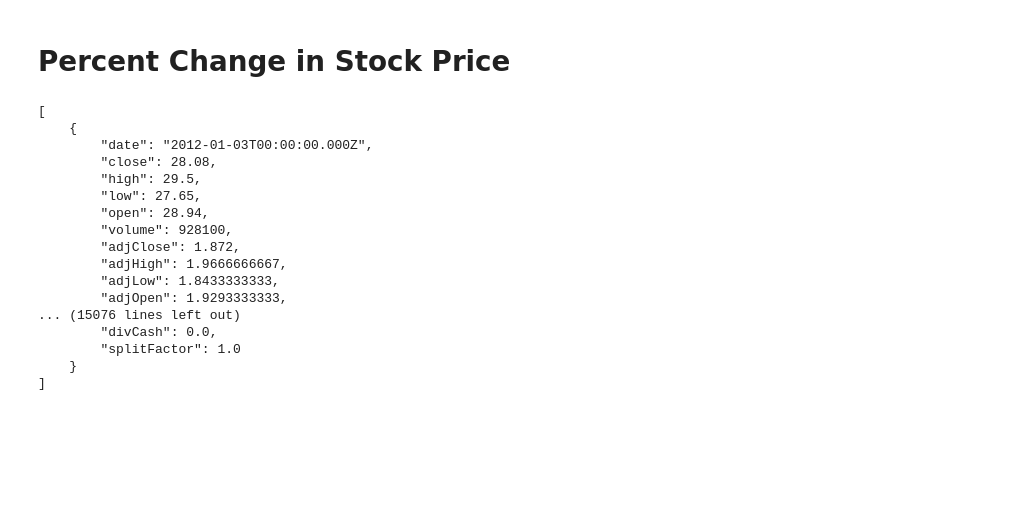
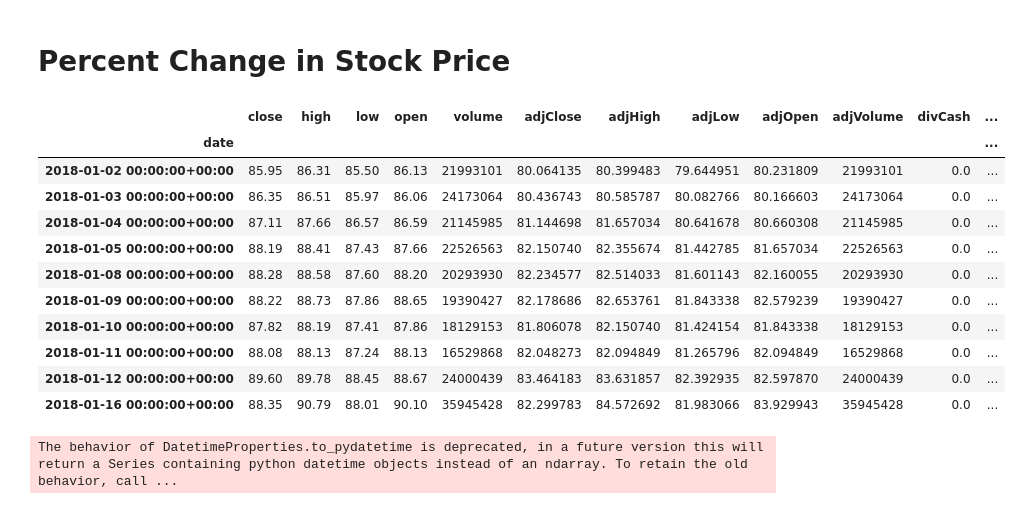
Before and after one commit to jdolinsky/project_4, a Jupyter notebook: stock_graphs.ipynb, the cells around one changed output. Cells and saved outputs as stored; diff of their text form; code cells hidden in the pictures; blank space fills up the shorter version.

```diff
--- a/stock_graphs.ipynb
+++ b/stock_graphs.ipynb
@@ -7,26 +11,23 @@ import json
 # %%
-ticker = "TSLA"
+ticker = "MSFT"
 url = "https://api.tiingo.com/tiingo/daily/"
+dates = ("2018-01-01", "2023-12-31")
 headers = {
         'Content-Type': 'application/json'
         }
-requestResponse = requests.get(f"{url}{ticker}/prices/?startDate=2012-1-1&endDate=2016-1-1&token={c.API_KEY}", headers=headers)
-print(json.dumps(requestResponse.json(), indent=4))
+df = pd.read_json(f"{url}{ticker}/prices/?startDate={dates[0]}&endDate={dates[1]}&token={c.API_KEY}")
+df.set_index("date", inplace=True)
+df.head(10)
 # %% [output]
-[
-    {
-        "date": "2012-01-03T00:00:00.000Z",
-        "close": 28.08,
-        "high": 29.5,
-        "low": 27.65,
-        "open": 28.94,
-        "volume": 928100,
-        "adjClose": 1.872,
-        "adjHigh": 1.9666666667,
-        "adjLow": 1.8433333333,
-        "adjOpen": 1.9293333333,
-... (15076 lines left out)
-        "divCash": 0.0,
-        "splitFactor": 1.0
-    }
-]
+|  | close | high | low | open | volume | adjClose | adjHigh | adjLow | adjOpen | adjVolume | divCash | ... |
+| date |  |  |  |  |  |  |  |  |  |  |  | ... |
+| 2018-01-02 00:00:00+00:00 | 85.95 | 86.31 | 85.50 | 86.13 | 21993101 | 80.064135 | 80.399483 | 79.644951 | 80.231809 | 21993101 | 0.0 | ... |
+| 2018-01-03 00:00:00+00:00 | 86.35 | 86.51 | 85.97 | 86.06 | 24173064 | 80.436743 | 80.585787 | 80.082766 | 80.166603 | 24173064 | 0.0 | ... |
+| 2018-01-04 00:00:00+00:00 | 87.11 | 87.66 | 86.57 | 86.59 | 21145985 | 81.144698 | 81.657034 | 80.641678 | 80.660308 | 21145985 | 0.0 | ... |
+| 2018-01-05 00:00:00+00:00 | 88.19 | 88.41 | 87.43 | 87.66 | 22526563 | 82.150740 | 82.355674 | 81.442785 | 81.657034 | 22526563 | 0.0 | ... |
+| 2018-01-08 00:00:00+00:00 | 88.28 | 88.58 | 87.60 | 88.20 | 20293930 | 82.234577 | 82.514033 | 81.601143 | 82.160055 | 20293930 | 0.0 | ... |
+| 2018-01-09 00:00:00+00:00 | 88.22 | 88.73 | 87.86 | 88.65 | 19390427 | 82.178686 | 82.653761 | 81.843338 | 82.579239 | 19390427 | 0.0 | ... |
+| 2018-01-10 00:00:00+00:00 | 87.82 | 88.19 | 87.41 | 87.86 | 18129153 | 81.806078 | 82.150740 | 81.424154 | 81.843338 | 18129153 | 0.0 | ... |
+| 2018-01-11 00:00:00+00:00 | 88.08 | 88.13 | 87.24 | 88.13 | 16529868 | 82.048273 | 82.094849 | 81.265796 | 82.094849 | 16529868 | 0.0 | ... |
+| 2018-01-12 00:00:00+00:00 | 89.60 | 89.78 | 88.45 | 88.67 | 24000439 | 83.464183 | 83.631857 | 82.392935 | 82.597870 | 24000439 | 0.0 | ... |
+| 2018-01-16 00:00:00+00:00 | 88.35 | 90.79 | 88.01 | 90.10 | 35945428 | 82.299783 | 84.572692 | 81.983066 | 83.929943 | 35945428 | 0.0 | ... |
@@ -32,0 +36,9 @@ print(json.dumps(requestResponse.json(), indent=4))
+# %%
+fig = px.line(x=df.index, y=df['adjClose'], title=f'{ticker} Price Over Time')
+fig.update_layout(width=1100, height=500)
+fig.update_traces(line=dict(color='cyan', width=3))
+fig.update_xaxes(title_text='Date')
+fig.update_yaxes(title_text='Price')
+fig.show()
+# %% [output]
+The behavior of DatetimeProperties.to_pydatetime is deprecated, in a future version this will return a Series containing python datetime objects instead of an ndarray. To retain the old behavior, call ...
```
Also changed, not shown: parts of 3 cells of this notebook.
